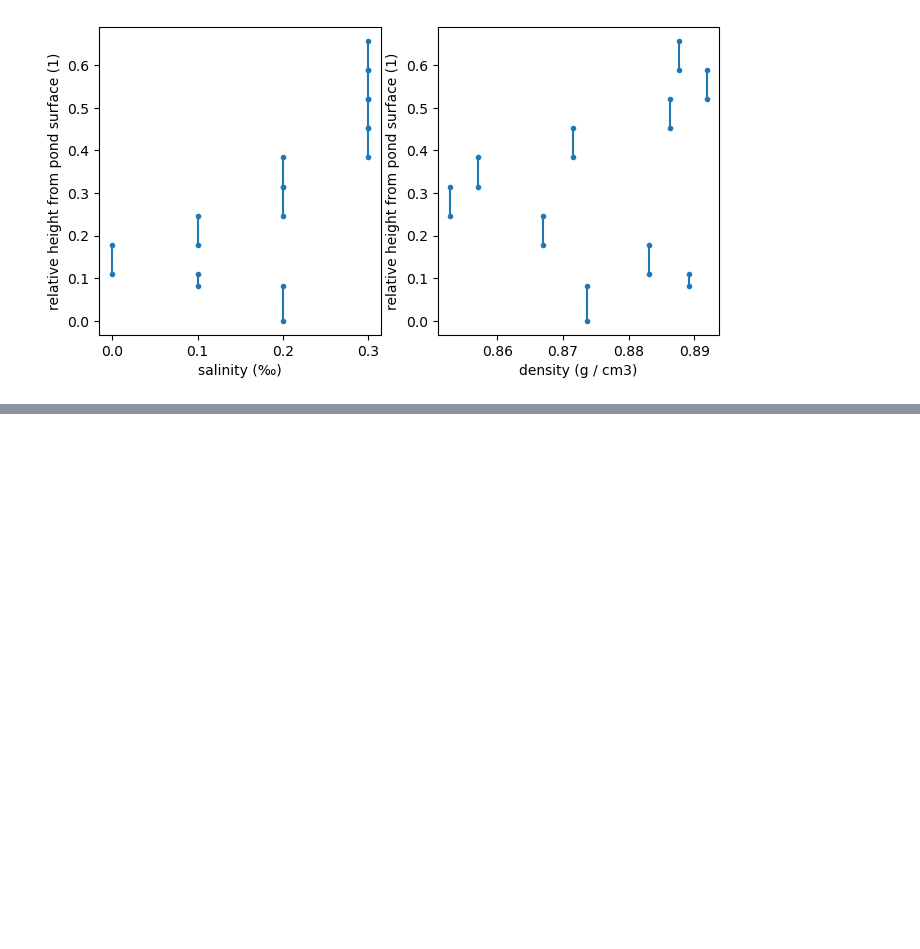
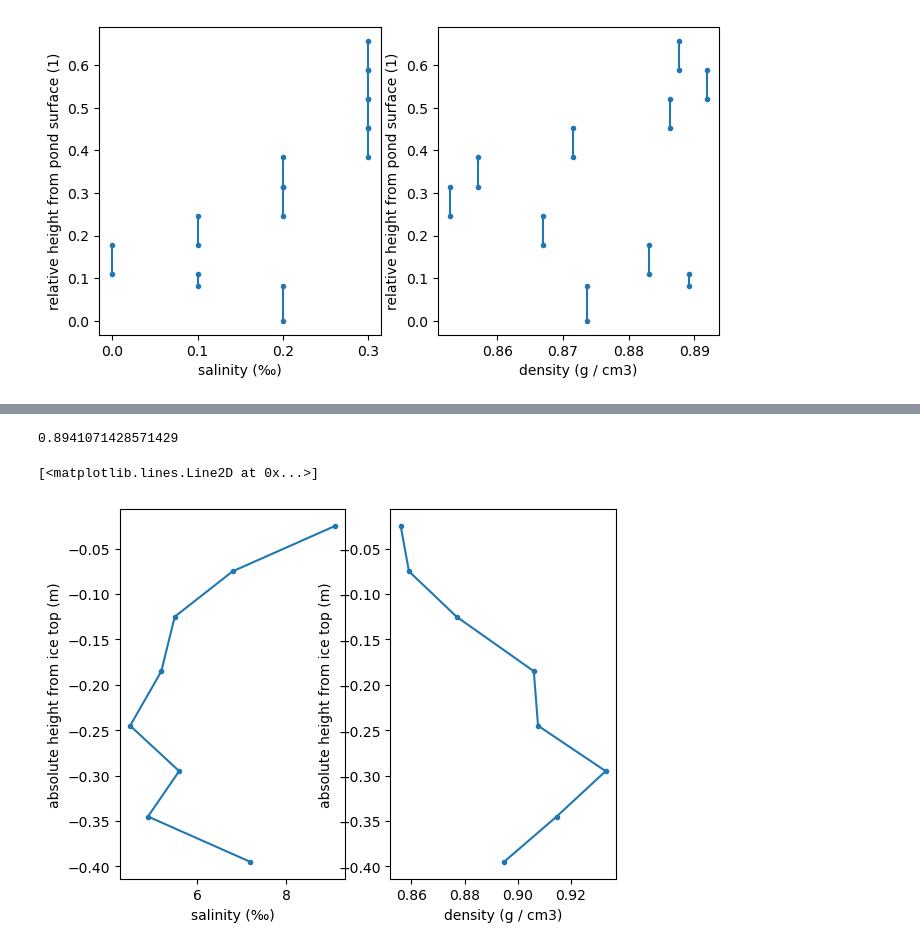
Before and after one commit to davidclemenssewall/contrasts, a Jupyter notebook: contrasts_pond_core_properties.ipynb, the cells around one changed output, grey strips where cells are left out. Cells and saved outputs as stored; diff of their text form; code cells hidden in the pictures; blank space fills up the shorter version.

```diff
--- a/contrasts_pond_core_properties.ipynb
+++ b/contrasts_pond_core_properties.ipynb
@@ -958,3 +1586,14 @@ self.plot_profile(ax, variable, z_ref=z_ref, z_scale=z_scale, kind=kind,
 # %% [output]
 <matplotlib.collections.LineCollection at 0x...>
 [figure]
+# %%
+## Explore loading mosaic data
+
+# Paths
+mos_data_root = os.path.join('..', '..', 'mosaic', 'data')
+
+mos_fyi_filename = 'MOSAiC_MCS_FYI_sea_ice_nutrients.tab'
+mos_syi_filename = 'MOSAiC_MCS_SYI_sea_ice_nutrients.tab'
+
+df_mos_fyi = pd.read_table(os.path.join(mos_data_root, mos_fyi_filename), skiprows=101)
+df_mos_syi = pd.read_table(os.path.join(mos_data_root, mos_syi_filename), skiprows=98)
@@ -960,0 +1616,5 @@ self.plot_profile(ax, variable, z_ref=z_ref, z_scale=z_scale, kind=kind,
+# %%
+station = 'MOSAiC_SYI'
+visit = 'PS122/1_5-78'#PS122/1_5-3'
+file_path = os.path.join(mos_data_root, mos_syi_filename)
+test = MosaicCore(station, visit, file_path)
@@ -960,0 +1643,4 @@ self.plot_profile(ax, variable, z_ref=z_ref, z_scale=z_scale, kind=kind,
+# %%
+test.load_salinity()
+# %%
+test.load_density()
@@ -960,0 +1668,13 @@ self.plot_profile(ax, variable, z_ref=z_ref, z_scale=z_scale, kind=kind,
+# %%
+test.bulk_property('density')
+# %% [output]
+0.8941071428571429
+# %%
+f, axs = plt.subplots(1, 2)
+
+test.plot_profile(axs[0], 'salinity')
+
+test.plot_profile(axs[1], 'density')
+# %% [output]
+[<matplotlib.lines.Line2D at 0x...>]
+[figure, added]
```
Also changed, not shown: parts of 34 cells of this notebook.
